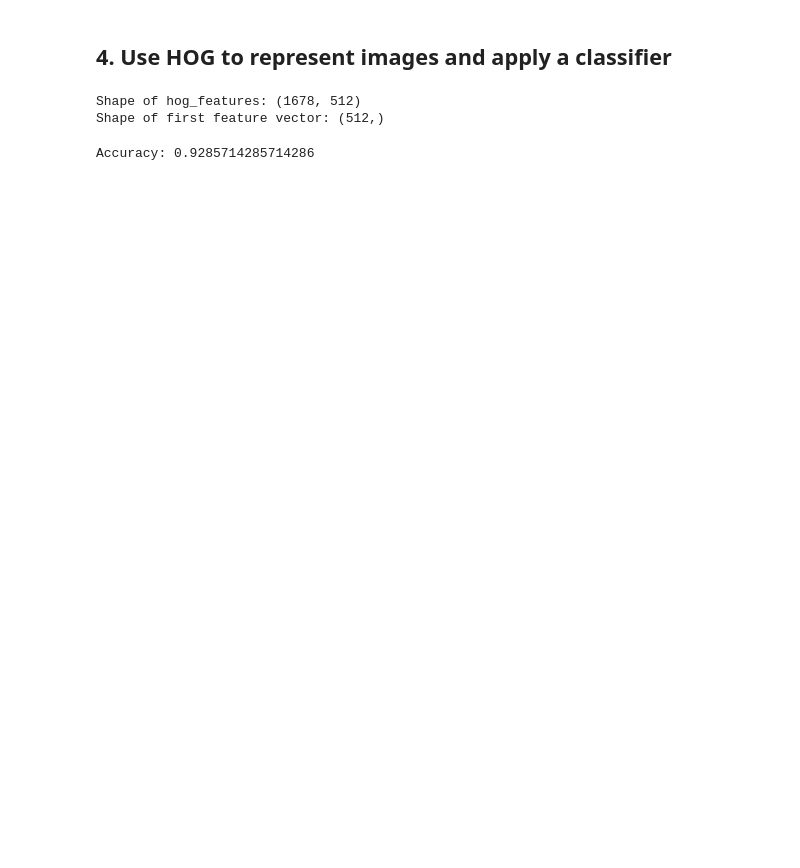
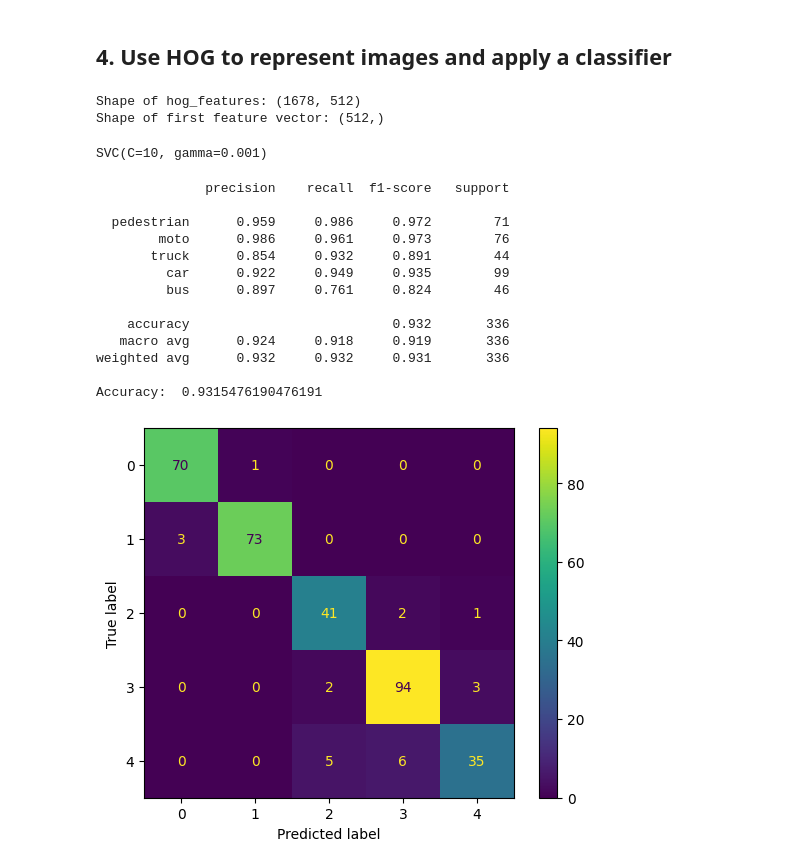
Before and after one commit to timou0911/ML-DL-Learning, a Jupyter notebook: BoW_Classification_Homework.ipynb, the cells around one changed output. Cells and saved outputs as stored; diff of their text form; code cells hidden in the pictures; blank space fills up the shorter version.

```diff
--- a/BoW_Classification_Homework.ipynb
+++ b/BoW_Classification_Homework.ipynb
@@ -410,10 +409,30 @@ from sklearn.model_selection import train_test_split
 
 X_train, X_test, Y_train, Y_test = train_test_split(hog_features, Y, test_size=0.2, random_state=42)
 
-svm = sklearn.svm.SVC(C=10, gamma=0.001)
-svm.fit(X_train, Y_train)
-
-accuracy = svm.score(X_test, Y_test)
-print(f"Accuracy: {accuracy}")
+hog_svm = sklearn.svm.SVC(C=10, gamma=0.001)
+hog_svm.fit(X_train, Y_train)
 # %% [output]
-Accuracy: 0.9285714285714286
+SVC(C=10, gamma=0.001)
+# %%
+from sklearn.metrics import ConfusionMatrixDisplay,  confusion_matrix , classification_report, accuracy_score
+
+Y_predict = hog_svm.predict(X_test)
+cm = confusion_matrix(Y_test, Y_predict, labels=hog_svm.classes_)
+ConfusionMatrixDisplay(cm, display_labels=hog_svm.classes_).plot(values_format='d')
+print(classification_report(Y_test, Y_predict, digits=3, target_names=list(label2id.keys())))
+print("Accuracy: ", accuracy_score(Y_test, Y_predict))
+# %% [output]
+              precision    recall  f1-score   support
+
+  pedestrian      0.959     0.986     0.972        71
+        moto      0.986     0.961     0.973        76
+       truck      0.854     0.932     0.891        44
+         car      0.922     0.949     0.935        99
+         bus      0.897     0.761     0.824        46
+
+    accuracy                          0.932       336
+   macro avg      0.924     0.918     0.919       336
+weighted avg      0.932     0.932     0.931       336
+
+Accuracy:  0.9315476190476191
+[figure, added]
```
Also changed, not shown: parts of 12 cells of this notebook.
